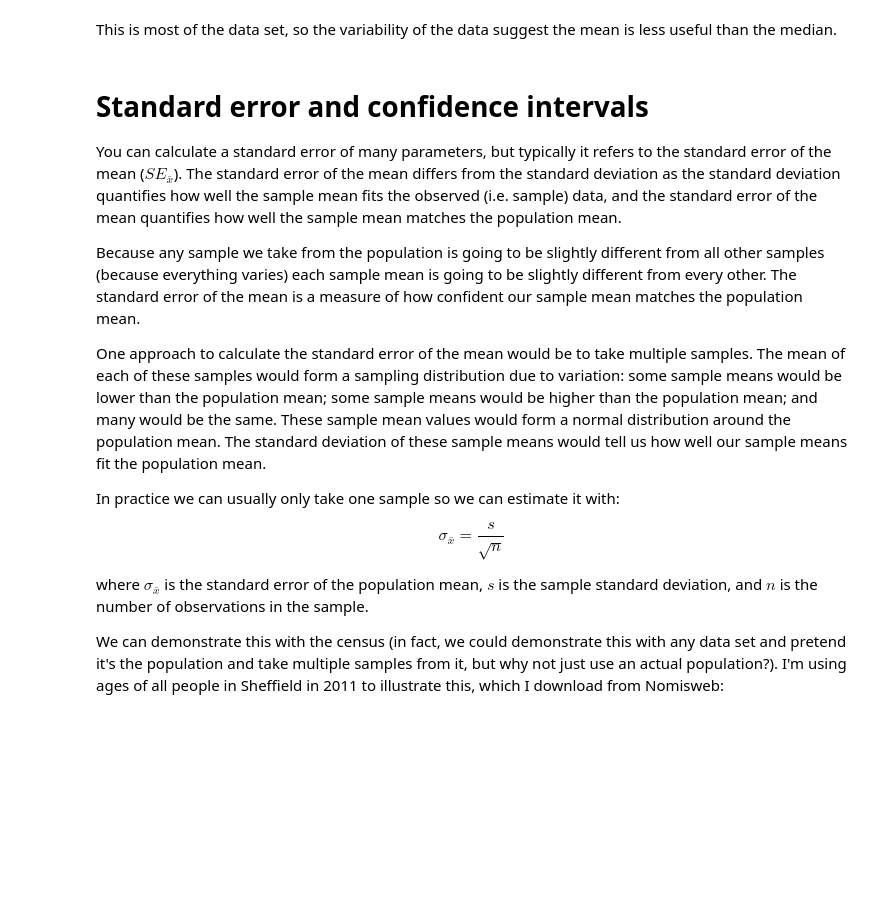
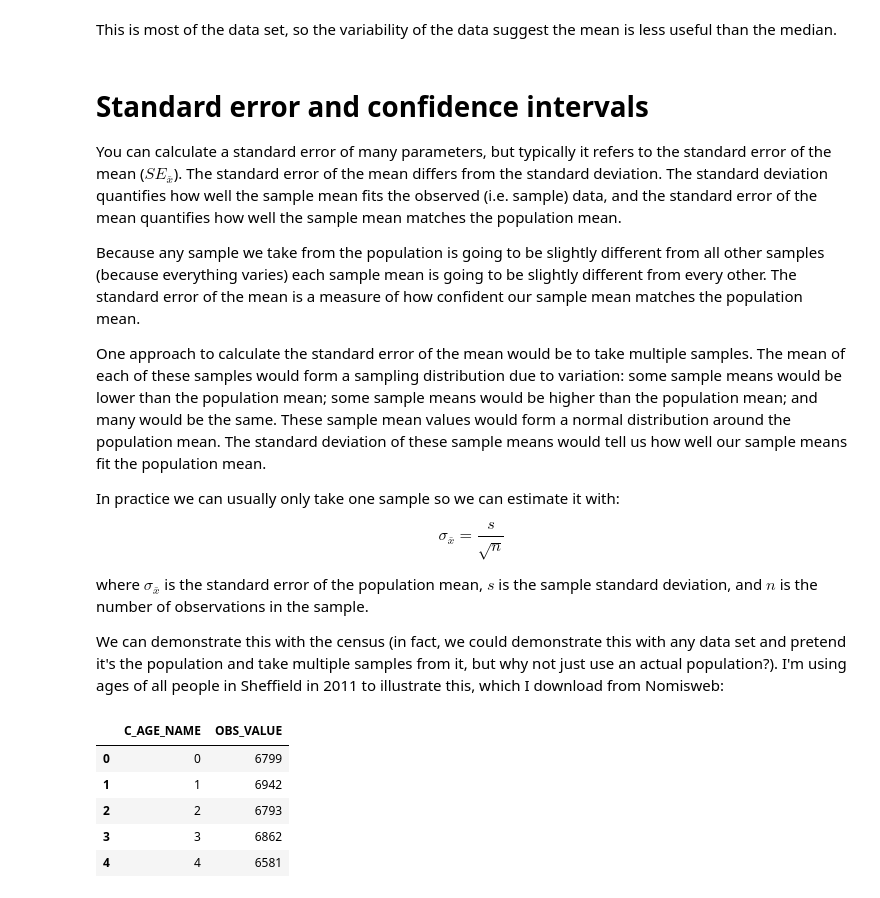
Before and after one commit to philmikejones/stats101, a Jupyter notebook: notebooks/stats101.ipynb, the cells around one changed output. Saved outputs shown, nothing was run; the diff lists cells and outputs as text; code cells hidden in the pictures; blank space fills up the shorter version.

```diff
--- a/notebooks/stats101.ipynb
+++ b/notebooks/stats101.ipynb
@@ -302,7 +302,7 @@ This is most of the data set, so the variability of the data suggest the mean is
 # Standard error and confidence intervals
 
 You can calculate a standard error of many parameters, but typically it refers to the standard error of the mean ($SE_{\bar{x}}$).
-The standard error of the mean differs from the standard deviation as the standard deviation quantifies how well the sample mean fits the observed (i.e. sample) data, and the standard error of the mean quantifies how well the sample mean matches the population mean.
+The standard error of the mean differs from the standard deviation. The standard deviation quantifies how well the sample mean fits the observed (i.e. sample) data, and the standard error of the mean quantifies how well the sample mean matches the population mean.
 
 Because any sample we take from the population is going to be slightly different from all other samples (because everything varies) each sample mean is going to be slightly different from every other.
 The standard error of the mean is a measure of how confident our sample mean matches the population mean.
@@ -327 +325,23 @@ I'm using ages of all people in Sheffield in 2011 to illustrate this, which I do
+# %%
+if not os.path.isfile("../data/external/age.csv"):
+    age = "https://www.nomisweb.co.uk/api/v01/dataset/NM_503_1.data.csv?date=latest&geography=1946157123&rural_urban=0&c_age=1...101&measures=20100&signature=NPK-0c73734c0f725c979cee3a:0xa9b892a105be9e9449cdb6c88bdac678e12b229e"
+    age = requests.get(age)
+    age = age.text
+    outfile = open("../data/external/age.csv", "w")
+    outfile.write(age)
+
+age = pd.read_csv("../data/external/age.csv")
+age = age[["C_AGE_NAME", "OBS_VALUE"]]
+age.C_AGE_NAME = age.C_AGE_NAME.str.replace("Age under 1", "0")
+age.C_AGE_NAME = age.C_AGE_NAME.str.replace(" and over", "")
+age.C_AGE_NAME = age.C_AGE_NAME.str.replace("Age ", "")
+age.C_AGE_NAME = pd.to_numeric(age.C_AGE_NAME)
+age.head()
+# %% [output]
+|  | C_AGE_NAME | OBS_VALUE |
+| 0 | 0 | 6799 |
+| 1 | 1 | 6942 |
+| 2 | 2 | 6793 |
+| 3 | 3 | 6862 |
+| 4 | 4 | 6581 |
 # %% [markdown]
```
Also changed, not shown: parts of 5 cells of this notebook.
